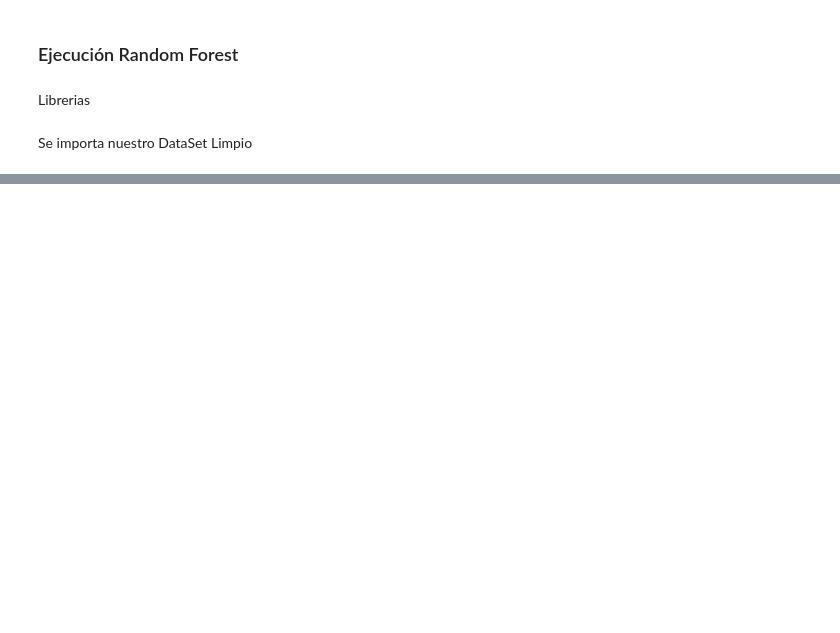
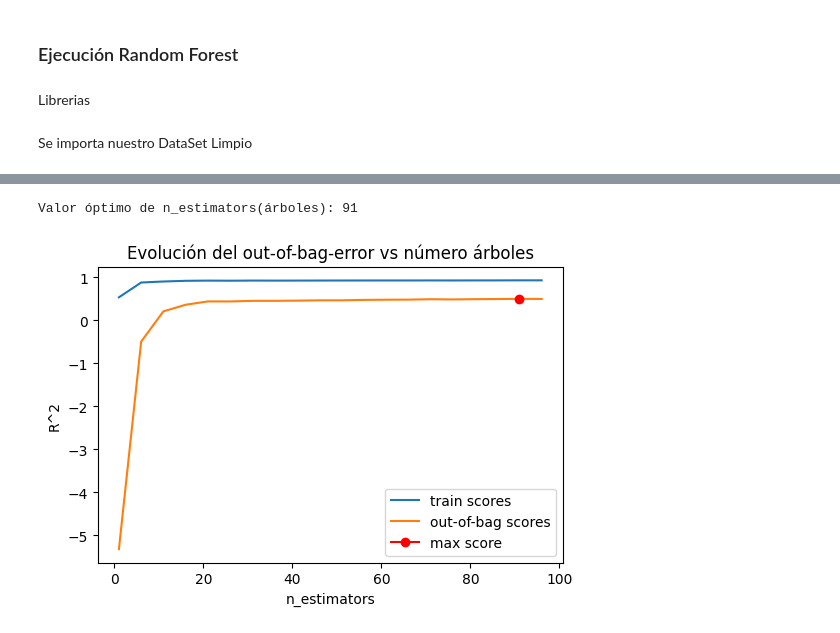
Before and after one commit to kennethLeonel/Monografia-calidad-del-aire-valle-de-aburra, a Jupyter notebook: RandomForest.ipynb, the cells around one changed output, grey strips where cells are left out. Cells and saved outputs as stored; diff of their text form; code cells hidden in the pictures; blank space fills up the shorter version.

```diff
--- a/RandomForest.ipynb
+++ b/RandomForest.ipynb
@@ -27,0 +49,4 @@ df
+# %%
+columnasEliminar = ['pm25']
+X = dataSetCalidadAire.drop(columns = columnasEliminar)
+y = dataSetCalidadAire['pm25']
@@ -27,0 +113,50 @@ df
+# %%
+X_Completo = X
+y_Completo = y
+
+# Se escalan los datos numéricos de entrada
+X_Completo[columnasModelo] = scaler.fit_transform(X_Completo[columnasModelo])
+# %%
+# Validación empleando el Out-of-Bag error :
+
+# ==============================================================================
+train_scores = []
+oob_scores   = []
+
+# Valores evaluados
+estimator_range = range(1, 100, 5)
+
+# Bucle para entrenar un modelo con cada valor de n_estimators y extraer su error
+# de entrenamiento y de Out-of-Bag.
+
+for n_estimators in estimator_range:
+
+    modelRF = RandomForestRegressor(
+                n_estimators = n_estimators,
+                criterion    = 'squared_error', #mean squared error
+                max_depth    = None,
+                max_features = 'sqrt',
+                oob_score    = True,
+                n_jobs       = -1,
+                random_state = 123
+             )
+    modelRF.fit(X_Completo, y_Completo)
+    train_scores.append(modelRF.score(X_Completo, y_Completo))
+    oob_scores.append(modelRF.oob_score_)
+
+
+
+# Gráfico con la evolución de los errores
+fig, ax = plt.subplots(figsize=(6, 3.84))
+ax.plot(estimator_range, train_scores, label="train scores")
+ax.plot(estimator_range, oob_scores, label="out-of-bag scores")
+ax.plot(estimator_range[np.argmax(oob_scores)], max(oob_scores),
+        marker='o', color = "red", label="max score")
+ax.set_ylabel("R^2")
+ax.set_xlabel("n_estimators")
+ax.set_title("Evolución del out-of-bag-error vs número árboles")
+plt.legend();
+print(f"Valor óptimo de n_estimators(árboles): {estimator_range[np.argmax(oob_scores)]}")
+# %% [output]
+Valor óptimo de n_estimators(árboles): 91
+[figure, added]
```
Also changed, not shown: parts of 22 cells of this notebook, 5 other files.
